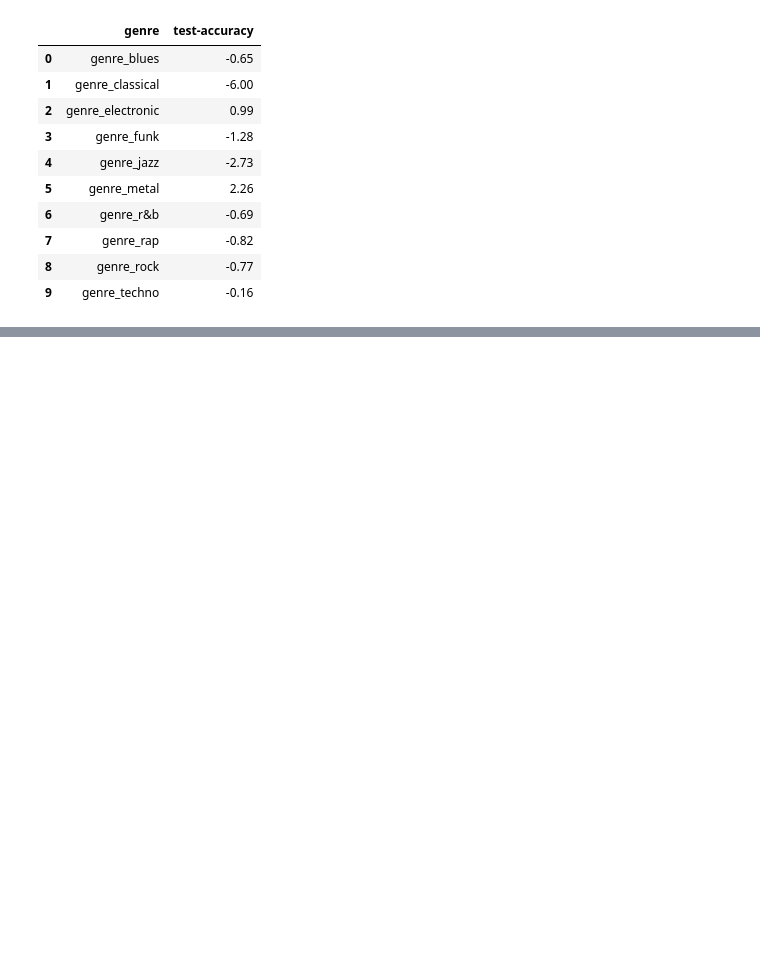
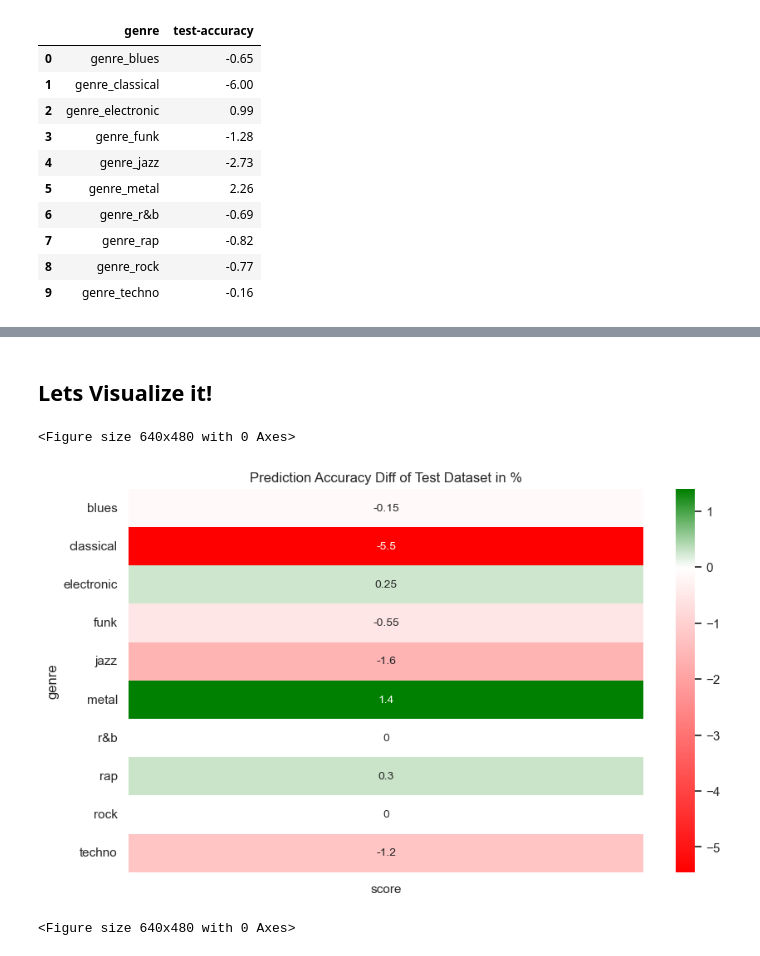
Before and after one commit to alpargur/machine-learning-101, a Jupyter notebook: dev/genre-classification/hyperparameter-tuning-SVC.ipynb, the cells around one changed output, grey strips where cells are left out. Drawn from its saved outputs; the diff is of its cells as text; code cells hidden in the pictures; blank space fills up the shorter version.

Commit message:
Added a Heatmap for comparison of the test-dataset performance

```diff
--- a/dev/genre-classification/hyperparameter-tuning-SVC.ipynb
+++ b/dev/genre-classification/hyperparameter-tuning-SVC.ipynb
@@ -129,3 +141,8 @@ cv_scores_df
 | 7 | rap | 0.942236 |
 | 8 | rock | 0.901725 |
 | 9 | techno | 0.945611 |
+# %%
+# Test Score
+test_scores_unoptimized_df = pd.DataFrame({"genre":[x.replace("genre_","") for x in test_scores_not_optimized.keys()], "score":test_scores_not_optimized.values()})
+print("Score of Test Dataset")
+test_scores_unoptimized_df
@@ -168,10 +198,11 @@ svm_randomized_search = {
 }
 
 start = time.time()
+test_scores_of_optimized = {}
 for genre in y_train.columns:
     print('Randomized Search for:\t ', genre)
     loop_start = time.time()
-    _model = SVC()
+    _model = SVC(random_state=42)
     _random_search = RandomizedSearchCV(_model, params_grid, n_iter=n_iter, cv=cv, n_jobs=n_jobs, scoring=scoring, random_state=42, verbose=3)
     _random_search.fit(X_train, y_train[genre])
     _predictions = _random_search.best_estimator_.predict(X_test)
@@ -181,6 +212,7 @@ for genre in y_train.columns:
     print(f'Test set Accuracy:\t {_test_accuracy}%.')
     loop_duration = round(time.time() - loop_start)
     print('Computation time:\t', loop_duration, ' seconds')
+    test_scores_of_optimized[genre] = accuracy_score(y_test[genre], _predictions)
 
 end = round(time.time() - start)
 print('##########################################')
@@ -236,3 +268,8 @@ heatmap_diff
 | 7 | genre_rap | -0.82 |
 | 8 | genre_rock | -0.77 |
 | 9 | genre_techno | -0.16 |
+# %%
+# Test Score of optimzed
+test_scores_optimized_df = pd.DataFrame({"genre":[x.replace("genre_","") for x in test_scores_of_optimized.keys()], "score":test_scores_of_optimized.values()})
+print("Score of Test Dataset")
+test_scores_optimized_df
@@ -238,0 +289,11 @@ heatmap_diff
+# %%
+heatmap_diff = test_scores_optimized_df.copy()
+heatmap_diff["score"] = heatmap_diff.score - test_scores_unoptimized_df.score
+# we need to rotate it to visualize it properly
+#heatmap_diff = pd.DataFrame([x for x in ]heatmap_diff.genre)
+#heatmap_diff=pd.DataFrame({x[0]:[x[1] * 100.0] for x in zip(heatmap_diff.genre, heatmap_diff.score)})
+#heatmap_diff
+heatmap_diff.index = heatmap_diff.genre
+del heatmap_diff["genre"]
+heatmap_diff["score"] = heatmap_diff.score.apply(lambda x: round(x * 100.0, 3))
+heatmap_diff
@@ -238,0 +313,18 @@ heatmap_diff
+# %% [markdown]
+## Lets Visualize it!
+# %%
+from matplotlib.colors import LinearSegmentedColormap
+fig, ax = plt.subplots(figsize=(10, 6))
+_range = abs(heatmap_diff.max().max() - heatmap_diff.min().min())
+zero_position = np.abs(heatmap_diff.min().min()) / _range
+color_map_list = [(0, 'red'), (zero_position, 'white'), (1.0, "green")]
+
+cmap = LinearSegmentedColormap.from_list('custom_cmap', color_map_list)
+sns.heatmap(heatmap_diff, annot=True, cmap=cmap, annot_kws={'fontsize': 10})
+# Plot data on a logarithmic scale
+plt.title("Prediction Accuracy Diff of Test Dataset in %")
+plt.figure()
+# %% [output]
+<Figure size 640x480 with 0 Axes>
+[figure, added]
+<Figure size 640x480 with 0 Axes>
```
Also changed, not shown: parts of 7 cells of this notebook.
